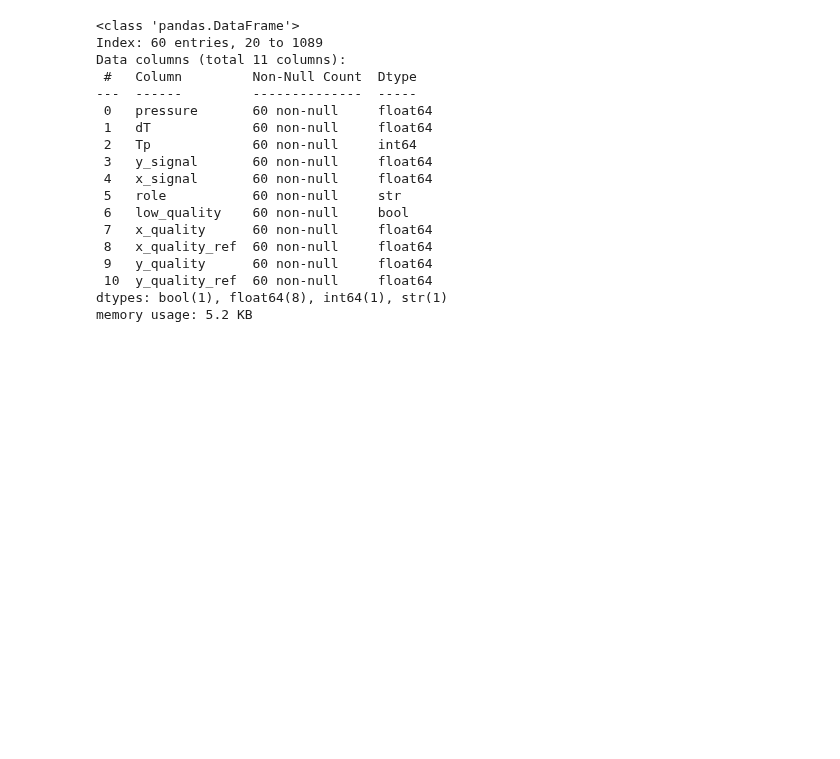
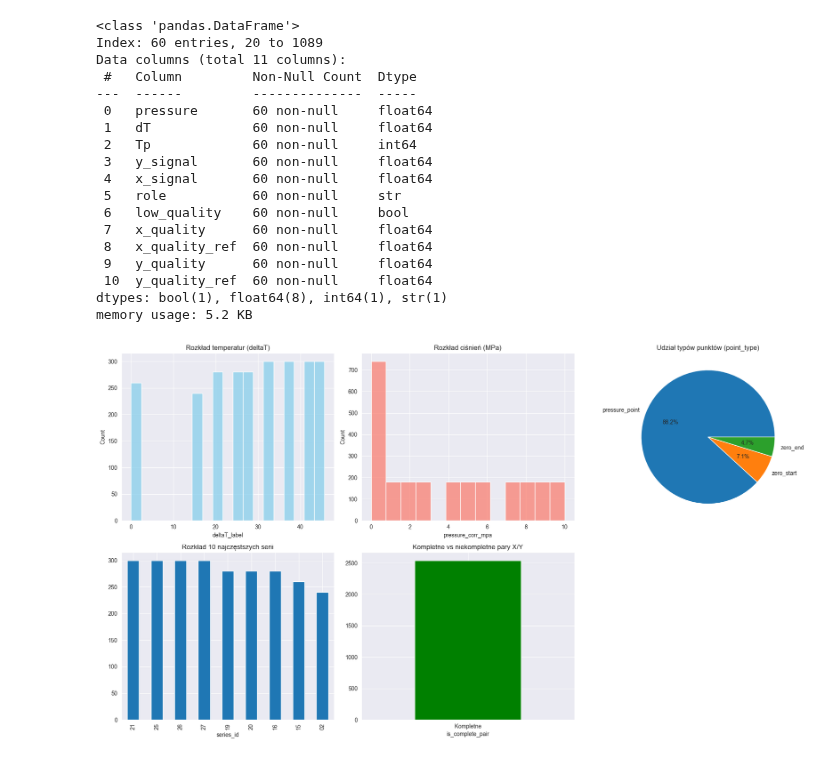
Before and after one commit to szybec31/OFDR-ML-TempPressure, a Jupyter notebook: analyze.ipynb, the cells around one changed output. Drawn from its saved outputs; the diff is of its cells as text; code cells hidden in the pictures; blank space fills up the shorter version.

```diff
--- a/analyze.ipynb
+++ b/analyze.ipynb
@@ -191,3 +180,37 @@ Data columns (total 11 columns):
  10  y_quality_ref  60 non-null     float64
 dtypes: bool(1), float64(8), int64(1), str(1)
 memory usage: 5.2 KB
+# %%
+# Zad. 14.1
+
+import pandas as pd
+import matplotlib.pyplot as plt
+import seaborn as sns
+import numpy as np
+
+fig, axes = plt.subplots(2, 3, figsize=(18, 10))
+
+sns.histplot(df_meta['deltaT_label'], kde=False, ax=axes[0, 0], color='skyblue')
+axes[0, 0].set_title('Rozkład temperatur (deltaT)')
+
+sns.histplot(df_meta['pressure_corr_mpa'], kde=False, ax=axes[0, 1], color='salmon')
+axes[0, 1].set_title('Rozkład ciśnień (MPa)')
+
+df_meta['point_type'].value_counts().plot(kind='pie', autopct='%1.1f%%', ax=axes[0, 2])
+axes[0, 2].set_title('Udział typów punktów (point_type)')
+
+df_meta['series_id'].value_counts().head(10).plot(kind='bar', ax=axes[1, 0])
+axes[1, 0].set_title('Rozkład 10 najczęstszych serii')
+
+counts = df_meta['is_complete_pair'].value_counts()
+counts.plot(kind='bar', ax=axes[1, 1], color=['green', 'red'])
+axes[1, 1].set_title('Kompletne vs niekompletne pary X/Y')
+labels = [('Kompletne' if x == True else 'Niekompletne') for x in counts.index]
+axes[1, 1].set_xticks(range(len(labels)))
+axes[1, 1].set_xticklabels(labels, rotation=0)
+
+fig.delaxes(axes[1, 2])
+plt.tight_layout()
+plt.show()
+# %% [output]
+[figure, added]
```
Also changed, not shown: parts of 6 cells of this notebook, 1 other file.
